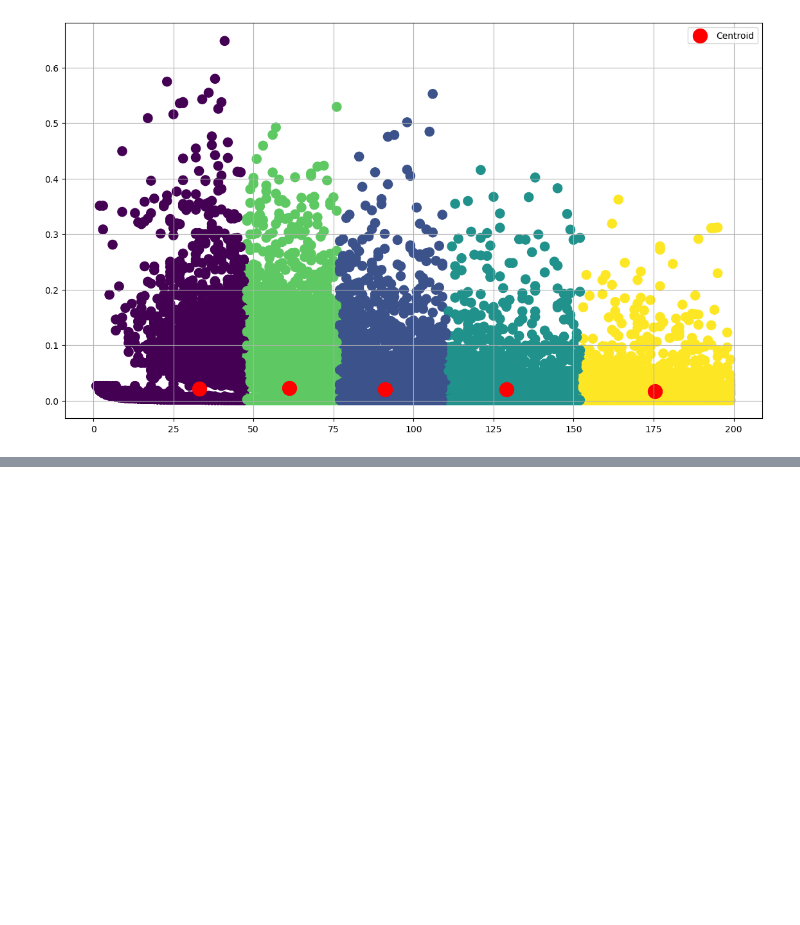
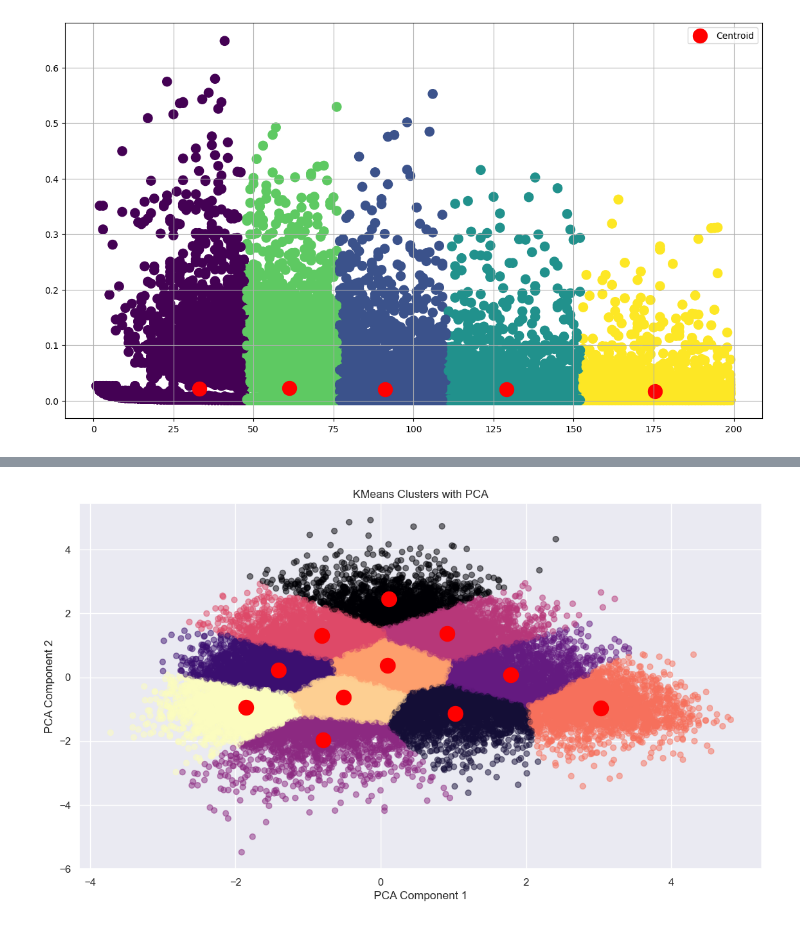
Before and after one commit to Totally-Kyle/Spotify-Analysis, a Jupyter notebook: Modeling.ipynb, the cells around one changed output, grey strips where cells are left out. Saved outputs shown, nothing was run; the diff lists cells and outputs as text; code cells hidden in the pictures; blank space fills up the shorter version.

```diff
--- a/Modeling.ipynb
+++ b/Modeling.ipynb
@@ -96,0 +189,15 @@ plt.show()
+# %%
+pca = PCA(n_components=2)
+clean_pca = pca.fit_transform(X1_scaled)
+
+clusters = kmeans_scaled.fit_predict(clean_pca)
+
+plt.figure(figsize=(13, 7))
+plt.scatter(clean_pca[:, 0], clean_pca[:, 1], c = clusters, cmap= "magma", alpha = 0.5)
+plt.scatter(kmeans_scaled.cluster_centers_[:,0], kmeans_scaled.cluster_centers_[:,1], color="red", s=250)
+plt.title('KMeans Clusters with PCA')
+plt.xlabel('PCA Component 1')
+plt.ylabel('PCA Component 2')
+plt.show()
+# %% [output]
+[figure, added]
```
Also changed, not shown: parts of 11 cells of this notebook.
